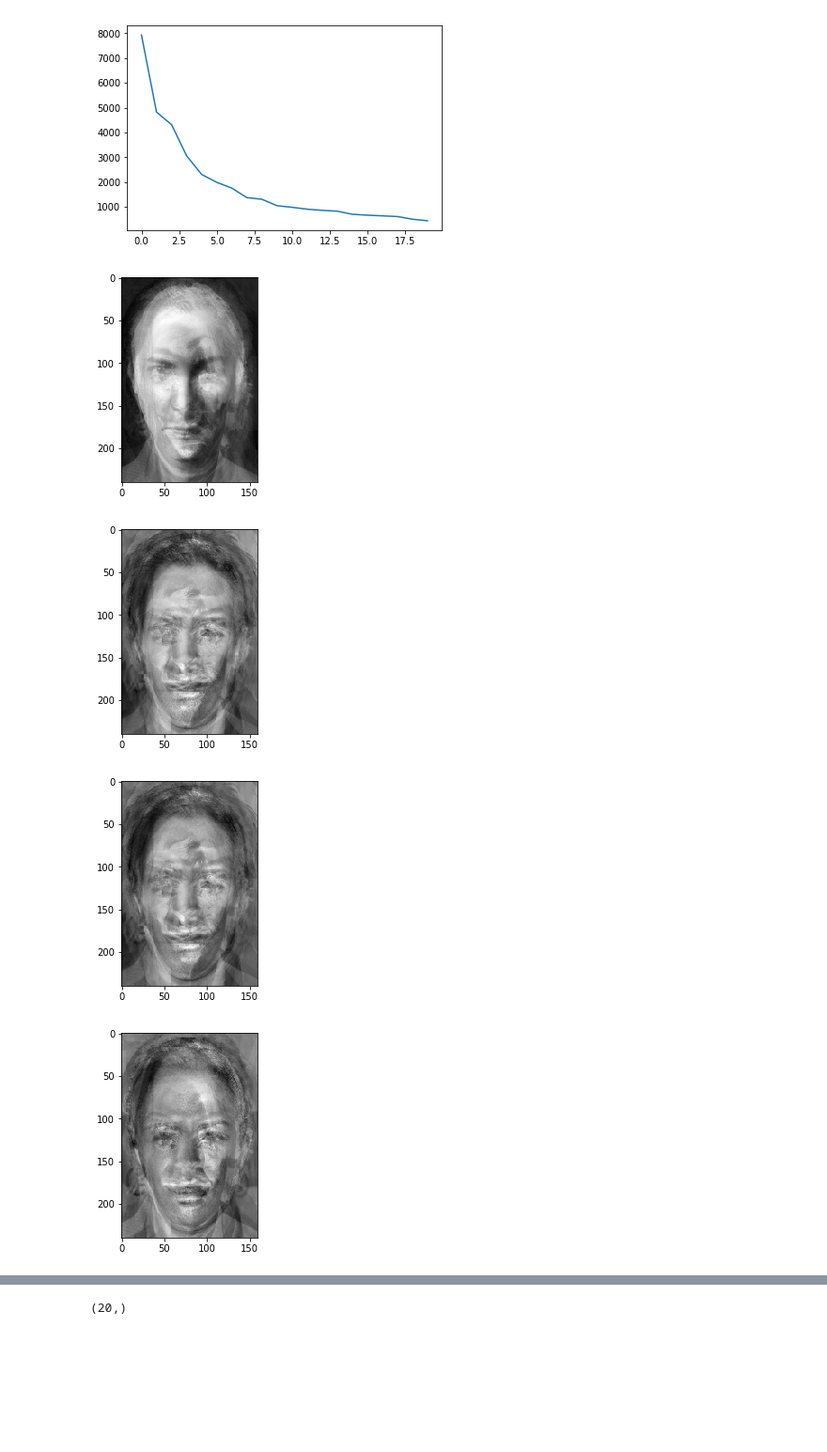
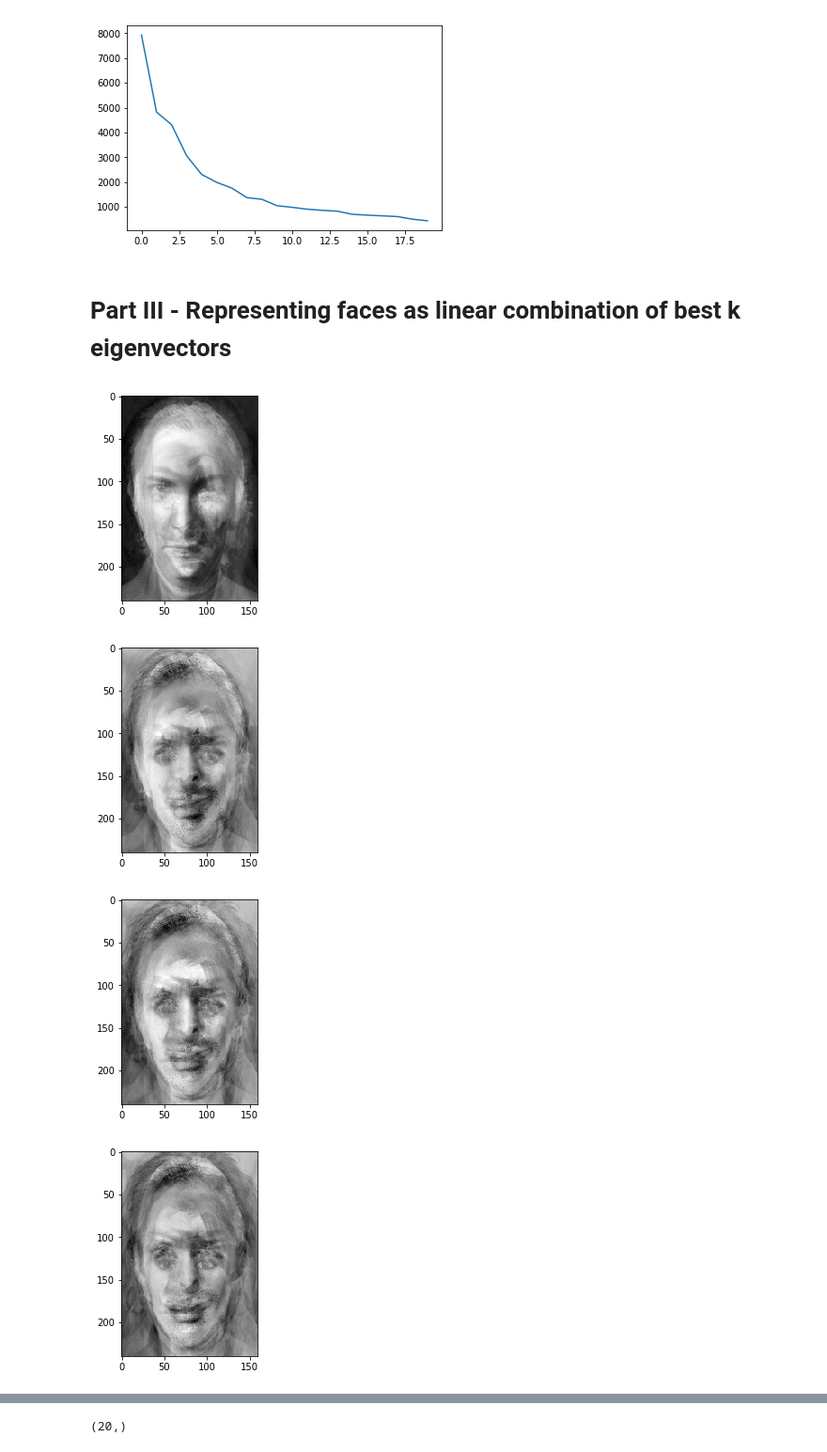
Before and after one commit to anantvir/Face_Recognition_EigenFaces_PCA, a Jupyter notebook: ELEG815_HW3_PCA-checkpoint.ipynb, the cells around one changed output, grey strips where cells are left out. Shown at 94% size. Drawn from its saved outputs; the diff is of its cells as text; code cells hidden in the pictures; blank space fills up the shorter version.

Commit message:
Face Recognition using PCA

```diff
--- a/ELEG815_HW3_PCA-checkpoint.ipynb
+++ b/ELEG815_HW3_PCA-checkpoint.ipynb
@@ -73,16 +99,9 @@ W_RAM,V_RAM = eigs(corr_as_array,k=20)
 # %%
-# Save eigen decomposition in csv to prevent memory issues
-
-W = np.savetxt('D:\\Courses\\Fall 19\\ELEG 815 Statistical Learning\\Homeworks\\HW3\\Vals1.csv',W_RAM,delimiter=',')
-V = np.savetxt('D:\\Courses\\Fall 19\\ELEG 815 Statistical Learning\\Homeworks\\HW3\\Vecs1.csv',V_RAM,delimiter=',')
+W = np.savetxt('D:\\Courses\\Fall 19\\ELEG 815 Statistical Learning\\Homeworks\\HW3\\Vals1.csv',W_Real,delimiter=',')
+V = np.savetxt('D:\\Courses\\Fall 19\\ELEG 815 Statistical Learning\\Homeworks\\HW3\\Vecs1.csv',V_Real,delimiter=',')
 
 # Get Eigen Values
 W = np.genfromtxt('D:\\Courses\\Fall 19\\ELEG 815 Statistical Learning\\Homeworks\\HW3\\Vals1.csv',delimiter=',')
 
 # Get Eigen Vectors
 V = np.genfromtxt('D:\\Courses\\Fall 19\\ELEG 815 Statistical Learning\\Homeworks\\HW3\\Vecs1.csv',delimiter=',')
-
-W = np.real(W)
-V = np.real(V)
-print(W.shape)
-print(V.shape)
@@ -125,20 +143,21 @@ plt.plot(W)
 # %% [output]
 [<matplotlib.lines.Line2D at 0x...>]
 [figure]
+# %% [markdown]
+# Part III - Representing faces as linear combination of best k eigenvectors
 # %%
-w = [None]*20             # Size of w can vary depending on how many images you are dealing with
-k=5
 Image_A_i_T = np.empty((38400,),dtype=np.float64)
-for j in range(0,20,5):
+for j in range(20):
     v_j_T = V[:,j].T
     A_i_T = A[0].T
-    w[j] = np.dot(v_j_T,A_i_T)
-    Image_A_i_T += np.dot(w[j],V[:,j])
-    reshaped_Img = Image_A_i_T.reshape(240,160)
-    plt.figure(j)
-    plt.imshow(reshaped_Img,cmap='gray')
+    w_j = np.dot(v_j_T,A_i_T)
+    Image_A_i_T += np.dot(w_j,V[:,j])
+    if (j+1)%5 ==0 or j ==0:
+        reshaped_Img = Image_A_i_T.reshape(240,160)
+        plt.figure(j)
+        plt.imshow(reshaped_Img,cmap='gray')
 # %% [output]
 [figure]
-[figure, old version]
+[figure, new version]
-[figure, old version]
+[figure, new version]
-[figure, old version]
+[figure, new version]
```
Also changed, not shown: parts of 19 cells of this notebook.
